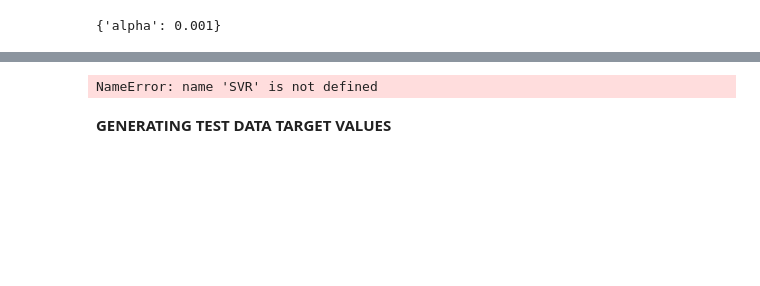
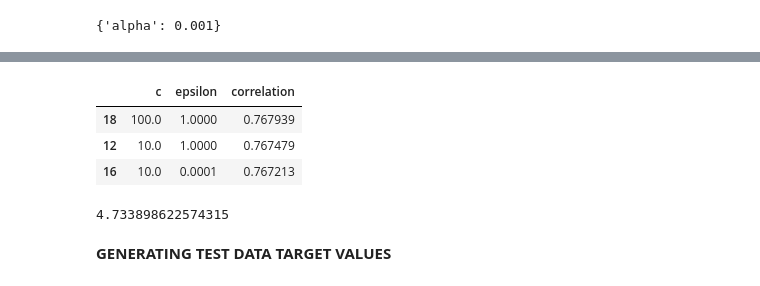
Before and after one commit to mathetillica/ML, a Jupyter notebook: IITG.AI Project/Week4/Hackathon_Notebook.ipynb, the cells around one changed output, grey strips where cells are left out. Cells and saved outputs as stored; diff of their text form; code cells hidden in the pictures; blank space fills up the shorter version.

```diff
--- a/IITG.AI Project/Week4/Hackathon_Notebook.ipynb
+++ b/IITG.AI Project/Week4/Hackathon_Notebook.ipynb
@@ -111,30 +111,32 @@ err
 # %%
 ##Lets try SVR to see if we get lower MSE on the available data points
 # Defining Parameters for hyper-tuning
-
+from sklearn.svm import SVR
 C_arr = [0.1,1,10,100,1000]
 eps_arr = [1,0.1,0.01,0.001,0.0001,0.00001]
 
 ##Hyper-tuning the parameters
 param_arr = []
 param_cols =  ['c','epsilon','correlation']
 for C in C_arr:
     for epsilon in eps_arr:
         model = SVR(kernel='rbf', C=C, epsilon=epsilon)
         svr = model.fit(X_train, y_train)
         y_pred = model.predict(X_test)
         corr = stats.pearsonr(y_test,y_pred)[0]
         param_arr.append([C,epsilon,corr])
 
 #Making and printing correlation vs hyper parameters in descending order
-param_df = pd.DataFrame(param_arr,columns= hyper_cols)
+param_df = pd.DataFrame(param_arr,columns= param_cols)
 param_df = param_df.sort_values(by=['correlation'], ascending=False)
 param_df.head(3)
 # %% [output]
-NameError: name 'SVR' is not defined
+|  | c | epsilon | correlation |
+| 18 | 100.0 | 1.0000 | 0.767939 |
+| 12 | 10.0 | 1.0000 | 0.767479 |
+| 16 | 10.0 | 0.0001 | 0.767213 |
 # %%
 #Training SVR based on highest correlation parameters
-from sklearn.svm import SVR
 
 model_svr = SVR(kernel='rbf', C=param_df.iloc[0,0], epsilon=param_df.iloc[0,1])
 svr = model_svr.fit(X_train, y_train)
@@ -143,6 +145,8 @@ y_predsvr = model_svr.predict(X_test)
 #Finding MSE of prediction with training target
 err = mean_squared_error(y_predsvr, y_test)
 err
+# %% [output]
+4.733898622574315
 # %% [markdown]
 **GENERATING TEST DATA TARGET VALUES**
 # %%
```
Also changed, not shown: parts of 7 cells of this notebook.
